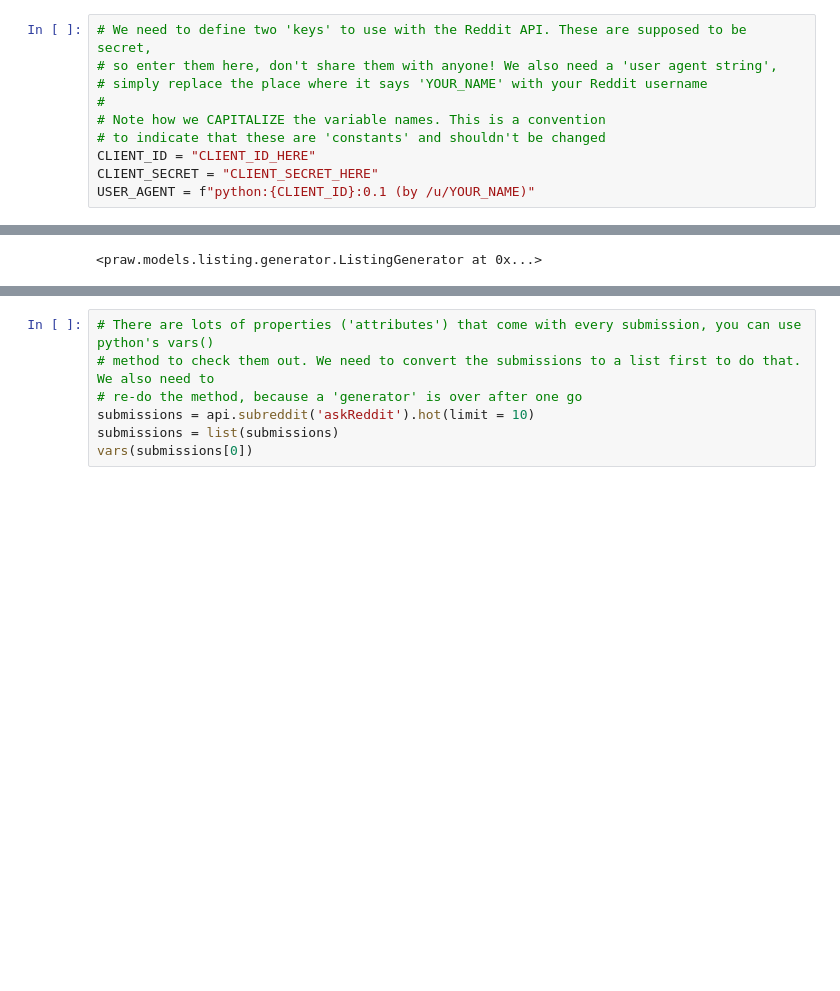
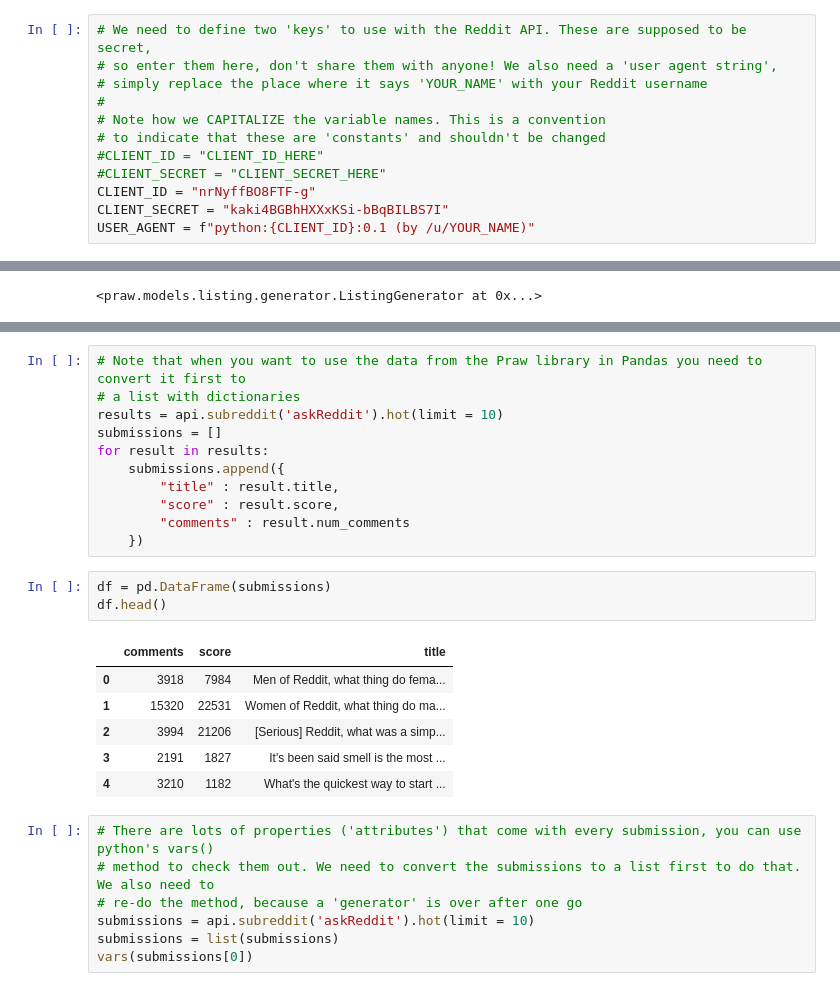
Before and after one commit to hay/hu-dsf, a Jupyter notebook: examples/examples-4.ipynb, the cells around one changed output, grey strips where cells are left out. Drawn from its saved outputs; the diff is of its cells as text; blank space fills up the shorter version.

Commit message:
Adding some more praw examples

```diff
--- a/examples/examples-4.ipynb
+++ b/examples/examples-4.ipynb
@@ -310,8 +310,10 @@ import praw
 #
 # Note how we CAPITALIZE the variable names. This is a convention
 # to indicate that these are 'constants' and shouldn't be changed
-CLIENT_ID = "CLIENT_ID_HERE"
-CLIENT_SECRET = "CLIENT_SECRET_HERE"
+#CLIENT_ID = "CLIENT_ID_HERE"
+#CLIENT_SECRET = "CLIENT_SECRET_HERE"
+CLIENT_ID = "nrNyffBO8FTF-g"
+CLIENT_SECRET = "kaki4BGBhHXXxKSi-bBqBILBS7I"
 USER_AGENT = f"python:{CLIENT_ID}:0.1 (by /u/YOUR_NAME)"
 # %%
 # Okay! Now we can create an instance of the api by using this command
@@ -365,3 +367,24 @@ hwoodo94
+# %%
+# Note that when you want to use the data from the Praw library in Pandas you need to convert it first to
+# a list with dictionaries
+results = api.subreddit('askReddit').hot(limit = 10)
+submissions = []
+for result in results:
+    submissions.append({
+        "title" : result.title,
+        "score" : result.score,
+        "comments" : result.num_comments
+    })
+# %%
+df = pd.DataFrame(submissions)
+df.head()
+# %% [output]
+|  | comments | score | title |
+| 0 | 3918 | 7984 | Men of Reddit, what thing do fema... |
+| 1 | 15320 | 22531 | Women of Reddit, what thing do ma... |
+| 2 | 3994 | 21206 | [Serious] Reddit, what was a simp... |
+| 3 | 2191 | 1827 | It's been said smell is the most ... |
+| 4 | 3210 | 1182 | What's the quickest way to start ... |
 # %%
 # There are lots of properties ('attributes') that come with every submission, you can use python's vars()
 # method to check them out. We need to convert the submissions to a list first to do that. We also need to
```
Also changed, not shown: parts of 2 cells of this notebook, 1 other file.
